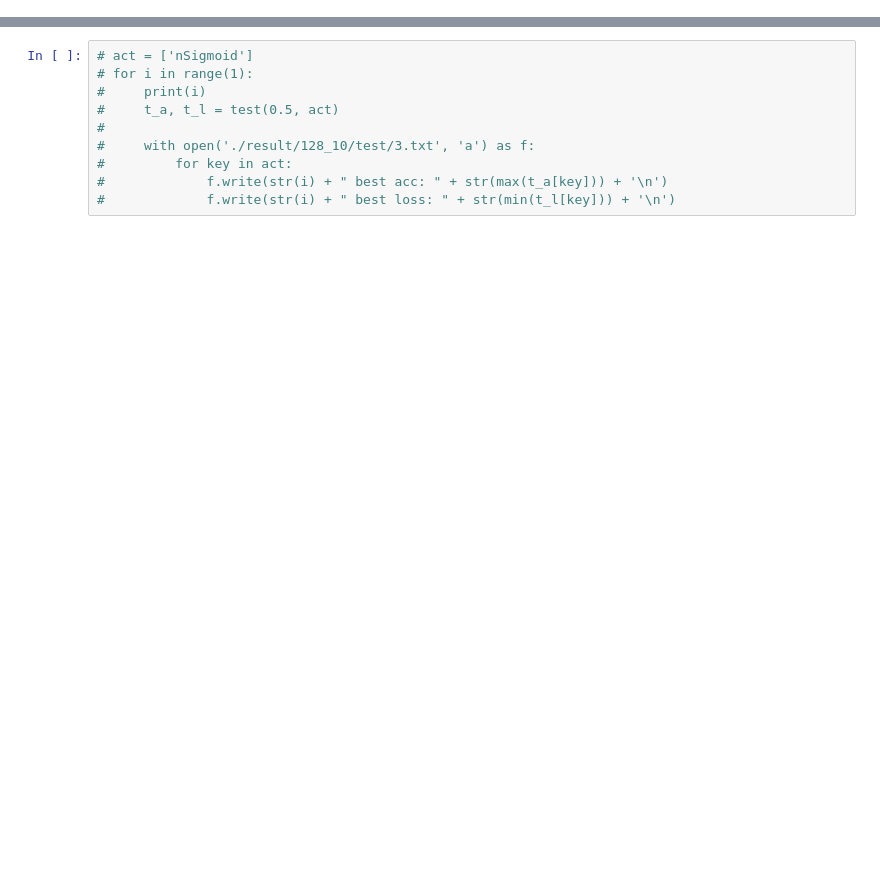
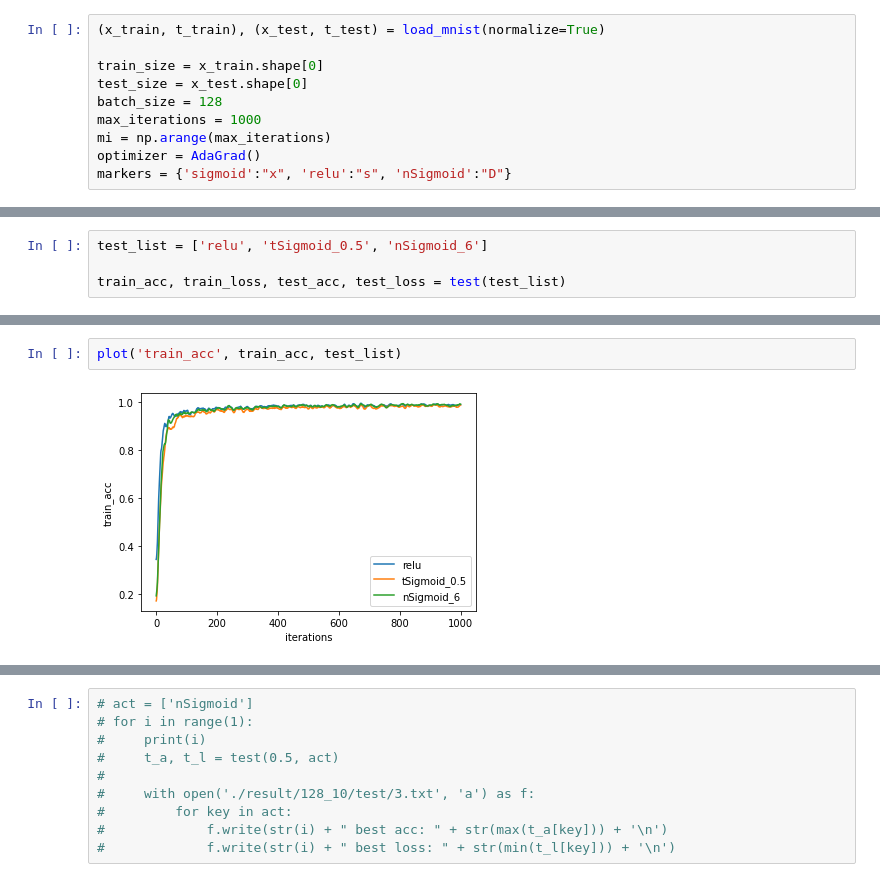
Before and after one commit to dinleo/Learning, a Jupyter notebook: Py_Code/AI_Learning/mnist/act_test.ipynb, the cells around one changed output, grey strips where cells are left out. Cells and saved outputs as stored; diff of their text form; blank space fills up the shorter version.

```diff
--- a/Py_Code/AI_Learning/mnist/act_test.ipynb
+++ b/Py_Code/AI_Learning/mnist/act_test.ipynb
@@ -1 +7,11 @@
+# %%
+(x_train, t_train), (x_test, t_test) = load_mnist(normalize=True)
+
+train_size = x_train.shape[0]
+test_size = x_test.shape[0]
+batch_size = 128
+max_iterations = 1000
+mi = np.arange(max_iterations)
+optimizer = AdaGrad()
+markers = {'sigmoid':"x", 'relu':"s", 'nSigmoid':"D"}
 # %%
@@ -94,0 +99,4 @@ plt.show()
+# %%
+test_list = ['relu', 'tSigmoid_0.5', 'nSigmoid_6']
+
+train_acc, train_loss, test_acc, test_loss = test(test_list)
@@ -94,0 +121,4 @@ plt.show()
+# %%
+plot('train_acc', train_acc, test_list)
+# %% [output]
+[figure, added]
```
Also changed, not shown: parts of 10 cells of this notebook, 2 other files.
